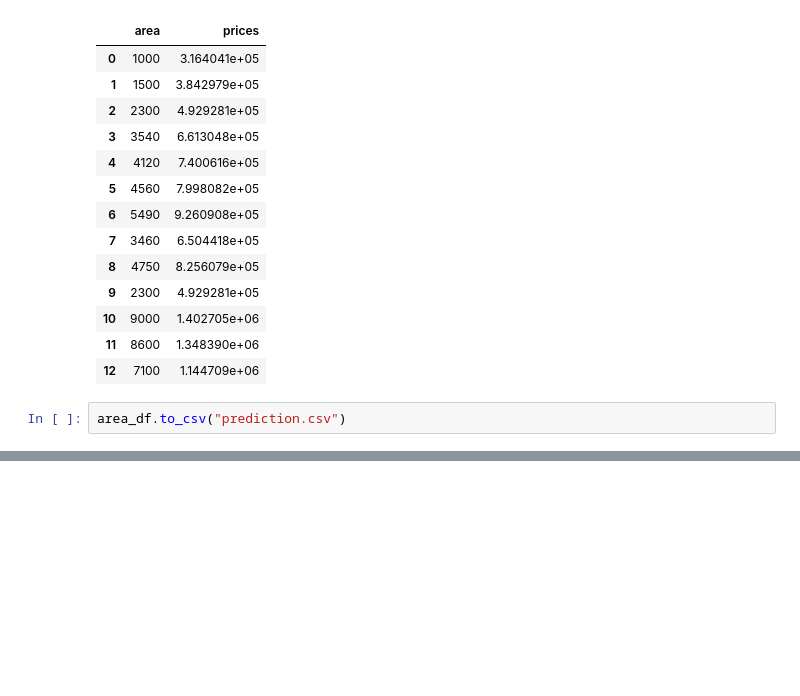
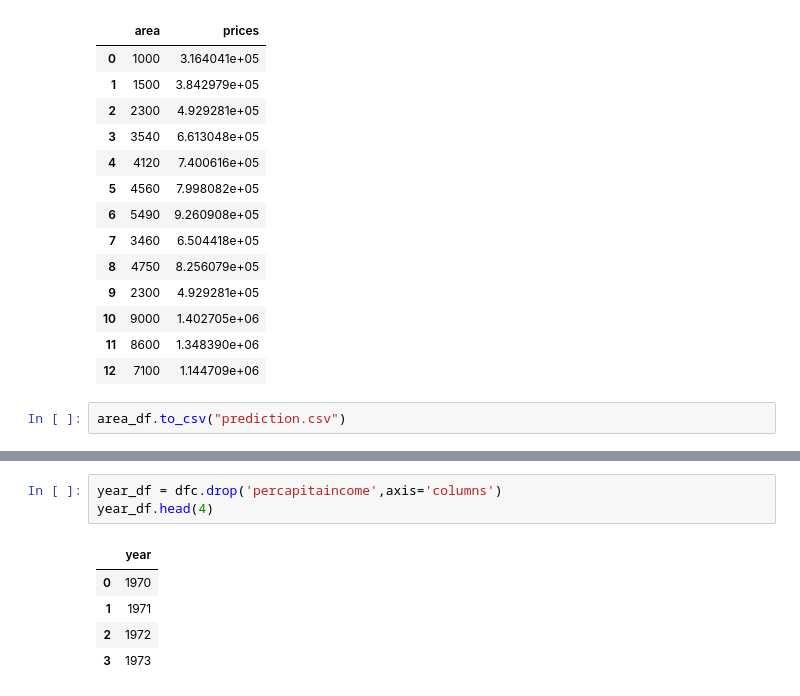
Before and after one commit to varmagsr/ML, a Jupyter notebook: Linear_Regression_With_One_Variable.ipynb, the cells around one changed output, grey strips where cells are left out. Saved outputs shown, nothing was run; the diff lists cells and outputs as text; blank space fills up the shorter version.

```diff
--- a/Linear_Regression_With_One_Variable.ipynb
+++ b/Linear_Regression_With_One_Variable.ipynb
@@ -131,0 +156,9 @@ area_df.to_csv("prediction.csv")
+# %%
+year_df = dfc.drop('percapitaincome',axis='columns')
+year_df.head(4)
+# %% [output]
+|  | year |
+| 0 | 1970 |
+| 1 | 1971 |
+| 2 | 1972 |
+| 3 | 1973 |
```
Also changed, not shown: parts of 8 cells of this notebook.
